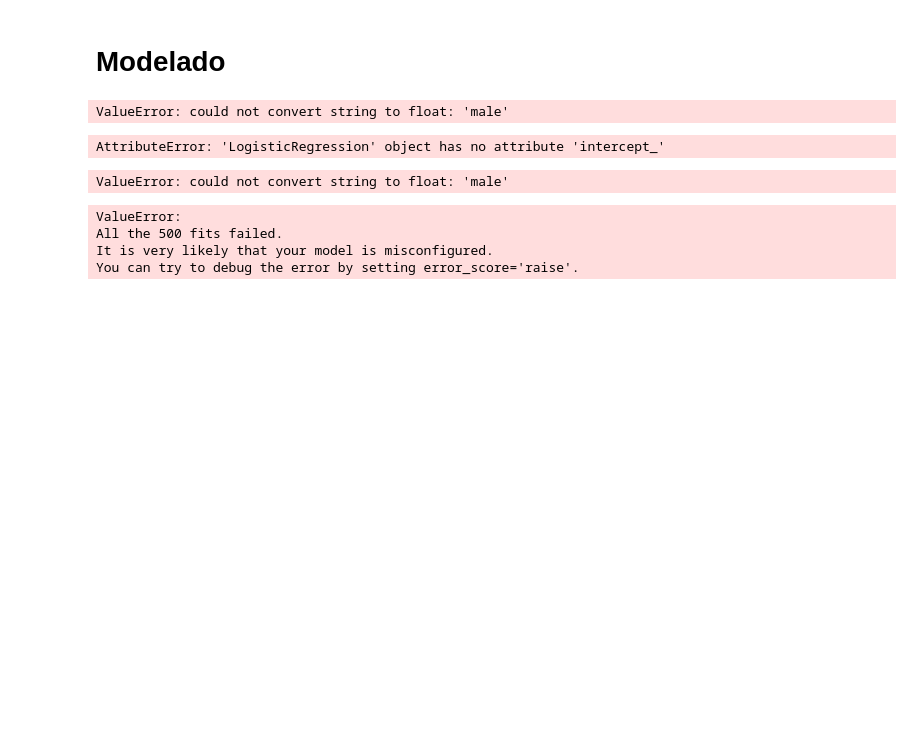
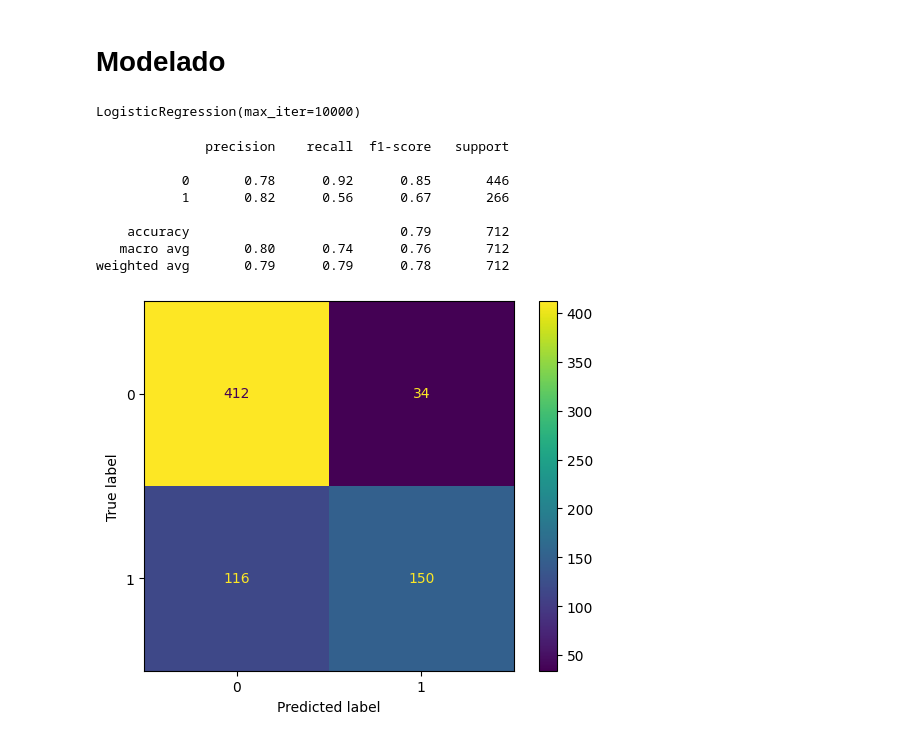
Before and after one commit to joaquinvillarmaldonado/ONLINE_DS_THEBRIDGE_JOAQUINVILLAR, a Jupyter notebook: 1. Exercises/04_Machine_Learning/Sprint_10/Unidad_02/Practica_Obligatoria/18_Practica_Obligatoria_Clasificacion_y_Regresion_Logistica.ipynb, the cells around one changed output. Cells and saved outputs as stored; diff of their text form; code cells hidden in the pictures; blank space fills up the shorter version.

```diff
--- a/1. Exercises/04_Machine_Learning/Sprint_10/Unidad_02/Practica_Obligatoria/18_Practica_Obligatoria_Clasificacion_y_Regresion_Logistica.ipynb
+++ b/1. Exercises/04_Machine_Learning/Sprint_10/Unidad_02/Practica_Obligatoria/18_Practica_Obligatoria_Clasificacion_y_Regresion_Logistica.ipynb
@@ -427,32 +437,24 @@ y_test = test_set['survived']
 # %%
-log_reg = LogisticRegression(max_iter=1000)
-log_reg.fit(X_train, y_train)
+log_class_1 = LogisticRegression(max_iter = 10000)
+
+log_class_1.fit(X_train, y_train)
 # %% [output]
-ValueError: could not convert string to float: 'male'
+LogisticRegression(max_iter=10000)
-# %%
-intercept = log_reg.intercept_
-coefs = log_reg.coef_
-
-features = pd.DataFrame(coefs.T, X_train.columns, columns=['coefficient']).sort_values('coefficient', ascending=False)
-features
-# %% [output]
-AttributeError: 'LogisticRegression' object has no attribute 'intercept_'
-# %%
-ridgeR = Ridge(alpha = 7.7) # L2
-ridgeR.fit(X_train, y_train)
-# %% [output]
-ValueError: could not convert string to float: 'male'
-# %%
-# Parámetros para Ridge
-ridge_params = {'alpha': np.linspace(0.1, 10, 100)}
-ridge_search = GridSearchCV(Ridge(), ridge_params, scoring='neg_mean_squared_error', cv=5)
-ridge_search.fit(X_train, y_train)
-print("Mejor alpha para Ridge:", ridge_search.best_params_)
-# %% [output]
-ValueError:
-All the 500 fits failed.
-It is very likely that your model is misconfigured.
-You can try to debug the error by setting error_score='raise'.
-# %%
-lassoR = Lasso(alpha = 0.01) # L1
-lassoR.fit(X_train,y_train)
+# %%
+def metrics_titanic(model,X, y_target):
+    y_pred = model.predict(X)
+    ConfusionMatrixDisplay.from_predictions(y_target, y_pred)
+    print(classification_report(y_target, y_pred))
+# %%
+### train metrics
+metrics_titanic(log_class_1, X_train,y_train)
+# %% [output]
+              precision    recall  f1-score   support
+
+           0       0.78      0.92      0.85       446
+           1       0.82      0.56      0.67       266
+
+    accuracy                           0.79       712
+   macro avg       0.80      0.74      0.76       712
+weighted avg       0.79      0.79      0.78       712
+[figure, added]
```
Also changed, not shown: parts of 10 cells of this notebook, 6 other files.
